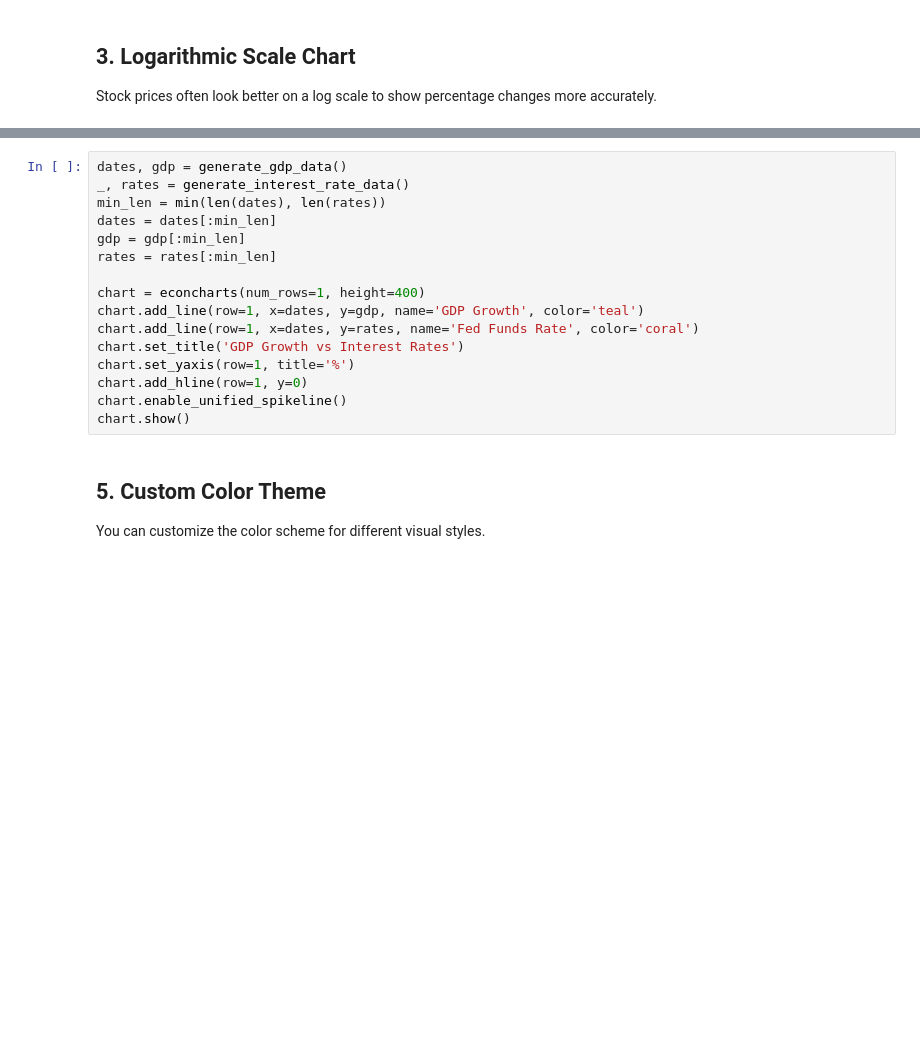
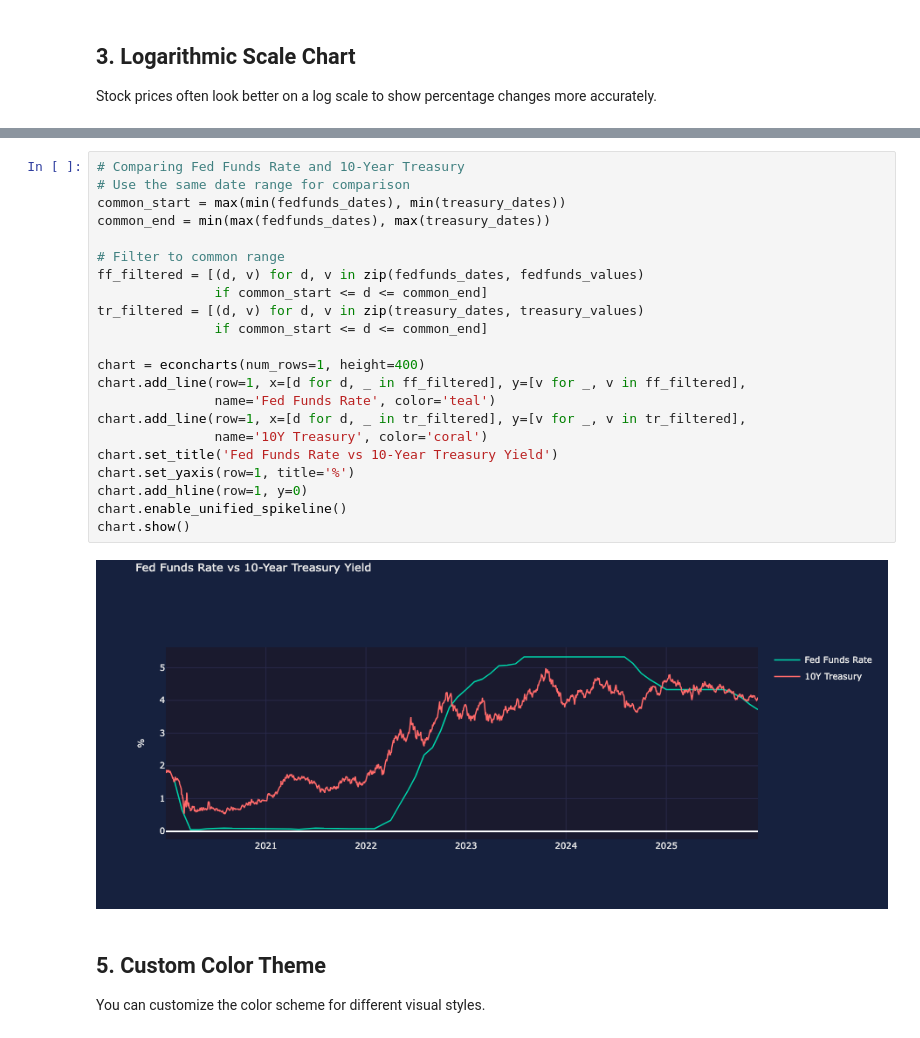
Before and after one commit to CharlieMonk/econcharts, a Jupyter notebook: notebooks/econ_charts_demo.ipynb, the cells around one changed output, grey strips where cells are left out. Drawn from its saved outputs; the diff is of its cells as text; blank space fills up the shorter version.

```diff
--- a/notebooks/econ_charts_demo.ipynb
+++ b/notebooks/econ_charts_demo.ipynb
@@ -173,19 +144,27 @@ Comparing GDP growth and interest rates on the same chart.
-# %%
-dates, gdp = generate_gdp_data()
-_, rates = generate_interest_rate_data()
-min_len = min(len(dates), len(rates))
-dates = dates[:min_len]
-gdp = gdp[:min_len]
-rates = rates[:min_len]
-
-chart = econcharts(num_rows=1, height=400)
-chart.add_line(row=1, x=dates, y=gdp, name='GDP Growth', color='teal')
-chart.add_line(row=1, x=dates, y=rates, name='Fed Funds Rate', color='coral')
-chart.set_title('GDP Growth vs Interest Rates')
-chart.set_yaxis(row=1, title='%')
-chart.add_hline(row=1, y=0)
-chart.enable_unified_spikeline()
-chart.show()
+# %%
+# Comparing Fed Funds Rate and 10-Year Treasury
+# Use the same date range for comparison
+common_start = max(min(fedfunds_dates), min(treasury_dates))
+common_end = min(max(fedfunds_dates), max(treasury_dates))
+
+# Filter to common range
+ff_filtered = [(d, v) for d, v in zip(fedfunds_dates, fedfunds_values)
+               if common_start <= d <= common_end]
+tr_filtered = [(d, v) for d, v in zip(treasury_dates, treasury_values)
+               if common_start <= d <= common_end]
+
+chart = econcharts(num_rows=1, height=400)
+chart.add_line(row=1, x=[d for d, _ in ff_filtered], y=[v for _, v in ff_filtered],
+               name='Fed Funds Rate', color='teal')
+chart.add_line(row=1, x=[d for d, _ in tr_filtered], y=[v for _, v in tr_filtered],
+               name='10Y Treasury', color='coral')
+chart.set_title('Fed Funds Rate vs 10-Year Treasury Yield')
+chart.set_yaxis(row=1, title='%')
+chart.add_hline(row=1, y=0)
+chart.enable_unified_spikeline()
+chart.show()
+# %% [output]
+[figure, added]
 # %% [markdown]
 ## 5. Custom Color Theme
 
```
Also changed, not shown: parts of 12 cells of this notebook, 10 other files.
